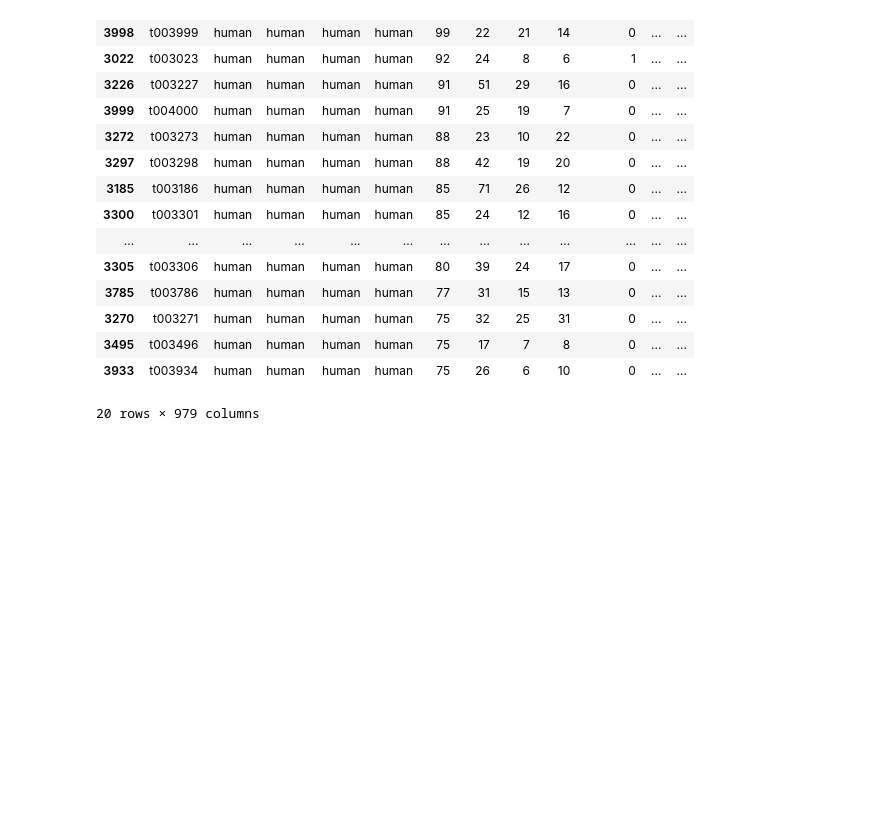
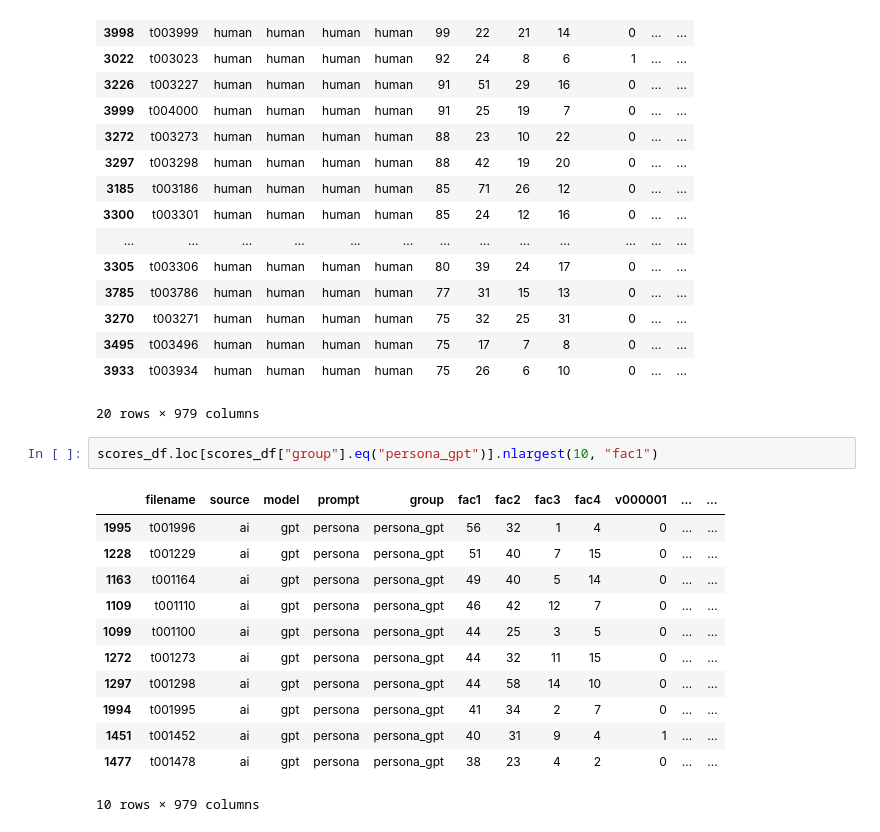
Before and after one commit to laelgelc/cl_st2_arianne, a Jupyter notebook: cl_st2_ph2_arianne/cl_st2_ph2_arianne_examples_simulation.ipynb, the cells around one changed output. Saved outputs shown, nothing was run; the diff lists cells and outputs as text; blank space fills up the shorter version.

```diff
--- a/cl_st2_ph2_arianne/cl_st2_ph2_arianne_examples_simulation.ipynb
+++ b/cl_st2_ph2_arianne/cl_st2_ph2_arianne_examples_simulation.ipynb
@@ -143,3 +143,18 @@ scores_df.loc[scores_df["group"].eq("human")].nlargest(20, "fac1")
 | 3495 | t003496 | human | human | human | human | 75 | 17 | 7 | 8 | 0 | ... | ... |
 | 3933 | t003934 | human | human | human | human | 75 | 26 | 6 | 10 | 0 | ... | ... |
 20 rows × 979 columns
+# %%
+scores_df.loc[scores_df["group"].eq("persona_gpt")].nlargest(10, "fac1")
+# %% [output]
+|  | filename | source | model | prompt | group | fac1 | fac2 | fac3 | fac4 | v000001 | ... | ... |
+| 1995 | t001996 | ai | gpt | persona | persona_gpt | 56 | 32 | 1 | 4 | 0 | ... | ... |
+| 1228 | t001229 | ai | gpt | persona | persona_gpt | 51 | 40 | 7 | 15 | 0 | ... | ... |
+| 1163 | t001164 | ai | gpt | persona | persona_gpt | 49 | 40 | 5 | 14 | 0 | ... | ... |
+| 1109 | t001110 | ai | gpt | persona | persona_gpt | 46 | 42 | 12 | 7 | 0 | ... | ... |
+| 1099 | t001100 | ai | gpt | persona | persona_gpt | 44 | 25 | 3 | 5 | 0 | ... | ... |
+| 1272 | t001273 | ai | gpt | persona | persona_gpt | 44 | 32 | 11 | 15 | 0 | ... | ... |
+| 1297 | t001298 | ai | gpt | persona | persona_gpt | 44 | 58 | 14 | 10 | 0 | ... | ... |
+| 1994 | t001995 | ai | gpt | persona | persona_gpt | 41 | 34 | 2 | 7 | 0 | ... | ... |
+| 1451 | t001452 | ai | gpt | persona | persona_gpt | 40 | 31 | 9 | 4 | 1 | ... | ... |
+| 1477 | t001478 | ai | gpt | persona | persona_gpt | 38 | 23 | 4 | 2 | 0 | ... | ... |
+10 rows × 979 columns
```
